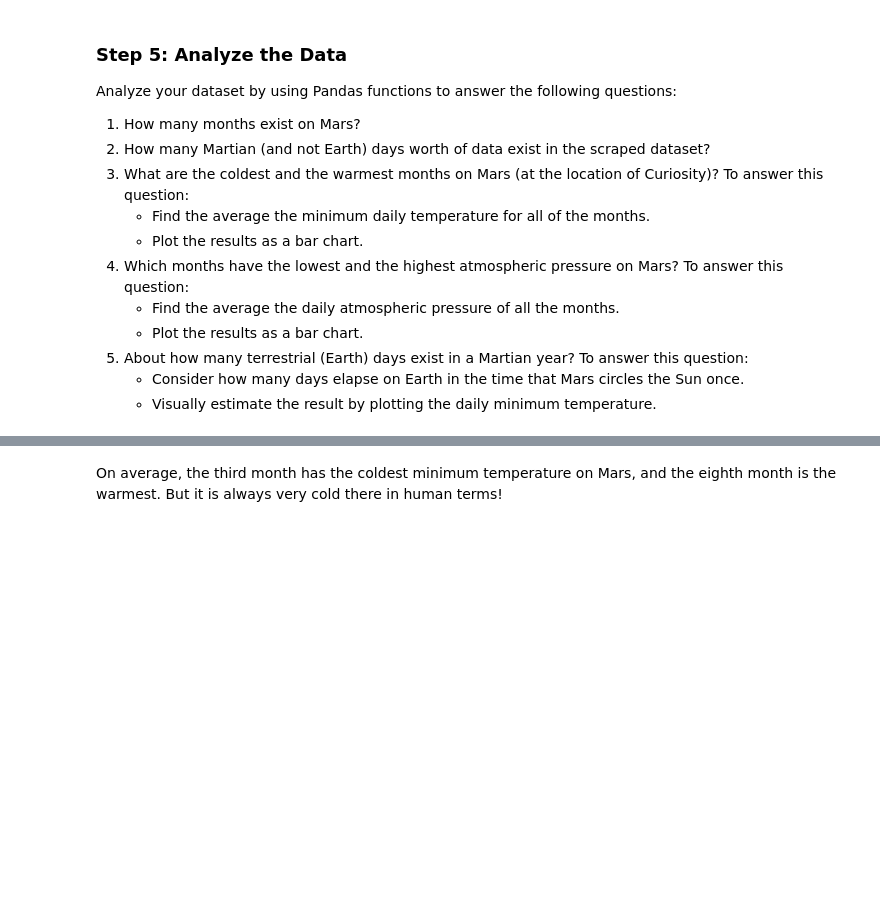
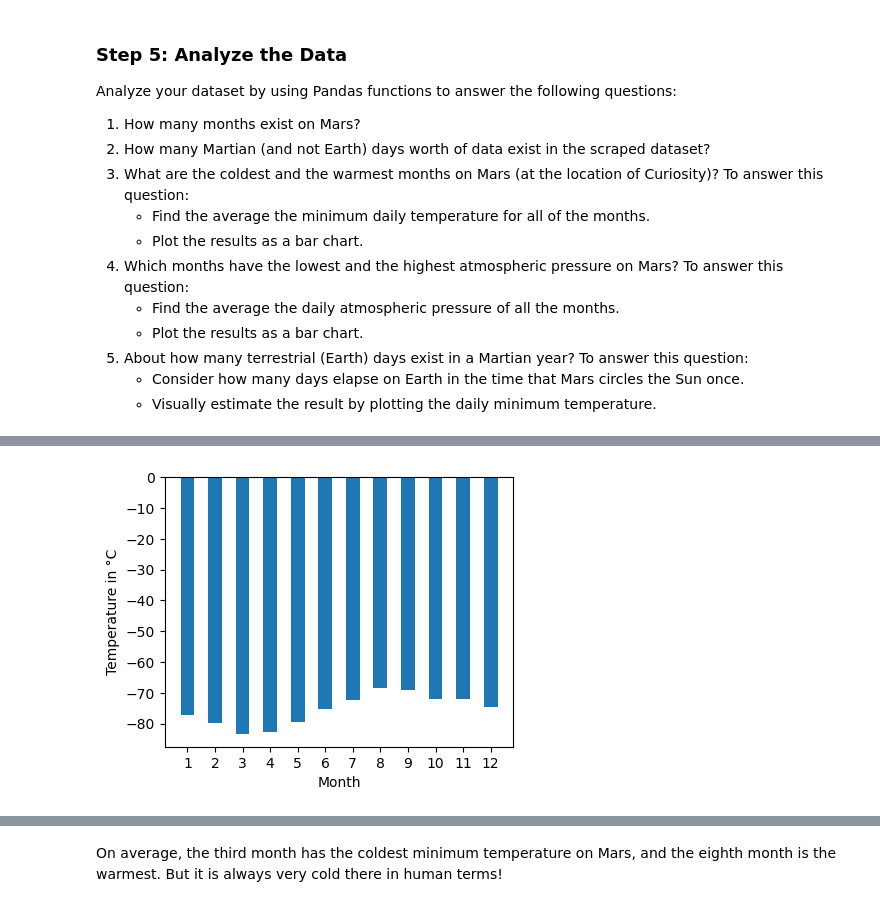
Before and after one commit to blprentice/mod11_web_scraping, a Jupyter notebook: challenge/part_2_mars_weather.ipynb, the cells around one changed output, grey strips where cells are left out. Saved outputs shown, nothing was run; the diff lists cells and outputs as text; code cells hidden in the pictures; blank space fills up the shorter version.

```diff
--- a/challenge/part_2_mars_weather.ipynb
+++ b/challenge/part_2_mars_weather.ipynb
@@ -82,4 +103,5 @@ Examine the data types that are currently associated with each column. If necess
 # %%
 # Change data types for data analysis
+mars_weather_df = mars_temp_df.astype({'terrestrial_date': 'datetime64', 'sol': 'int64', 'ls': 'int64', 'month': 'int64', 'min_temp': 'float', 'pressure': 'float'})
 # %%
 # Confirm type changes were successful by examining data types again
@@ -111,0 +175,12 @@ Analyze your dataset by using Pandas functions to answer the following questions
+# %%
+# Plot the average temperature by month
+x = mars_weather_df['month'].drop_duplicates().sort_values()
+y = mars_weather_df.groupby('month')['min_temp'].mean()
+plt.figure(figsize=(4.5, 3.5))
+plt.bar(x, y, width=0.5)
+plt.xticks(x)
+plt.xlabel('Month')
+plt.ylabel('Temperature in °C')
+plt.show()
+# %% [output]
+[figure, added]
```
Also changed, not shown: parts of 16 cells of this notebook, 4 other files.
